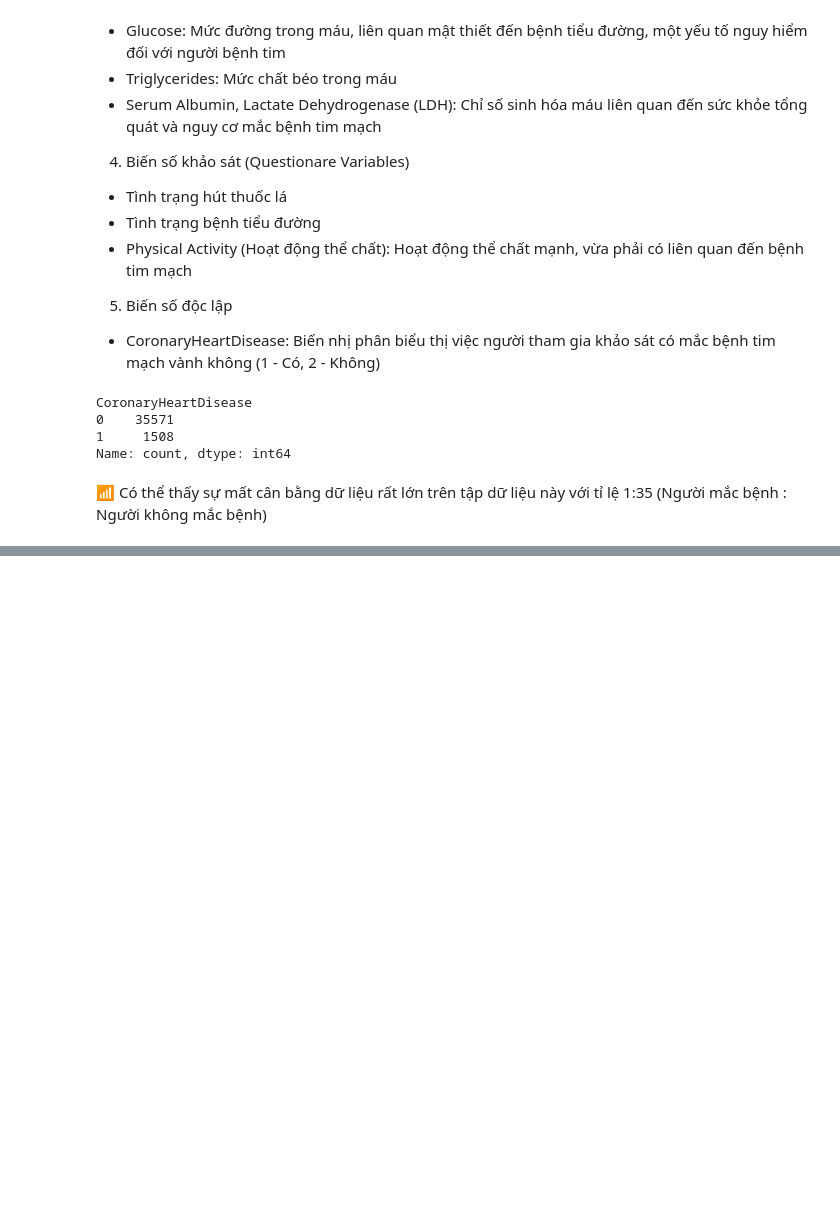
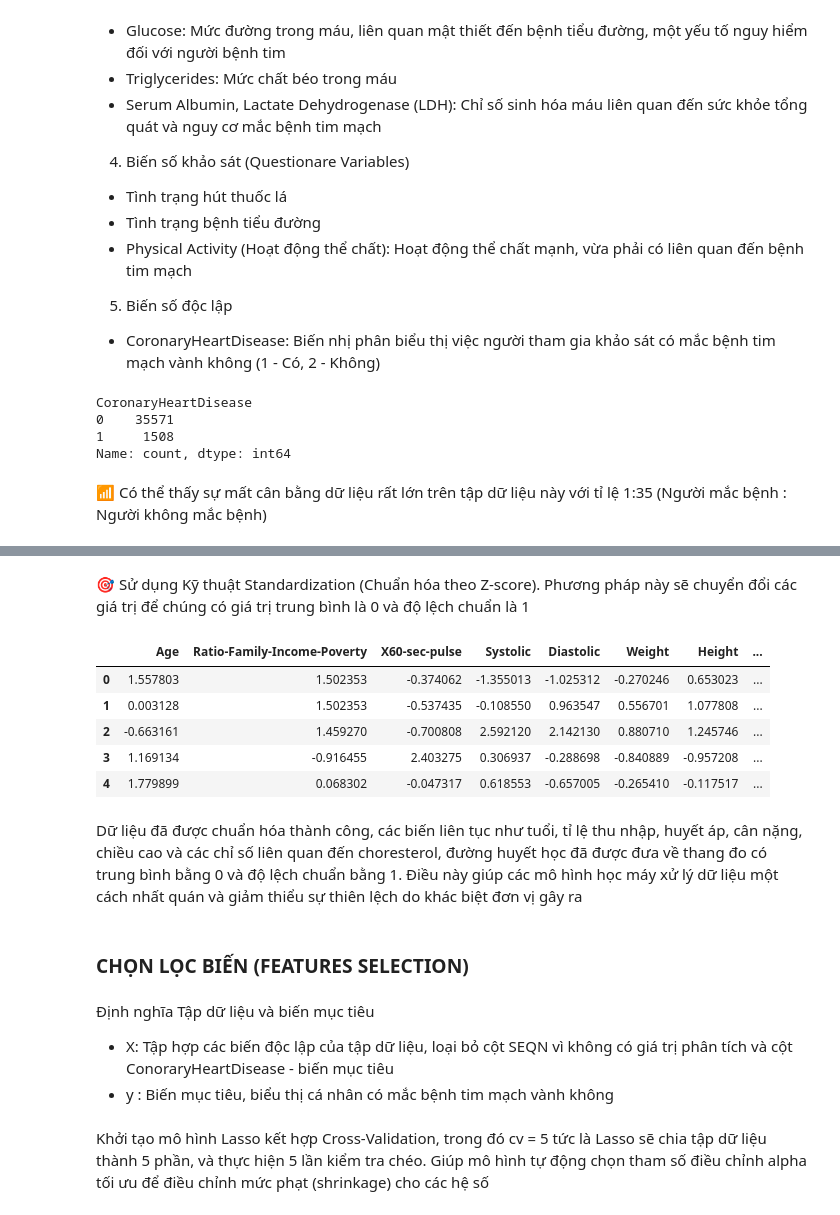
Before and after one commit to SlowJii/PTIT-CNN-Prediction-Cardiovascular, a Jupyter notebook: CNN-Cardiovascular-Prediction.ipynb, the cells around one changed output, grey strips where cells are left out. Cells and saved outputs as stored; diff of their text form; code cells hidden in the pictures; blank space fills up the shorter version.

```diff
--- a/CNN-Cardiovascular-Prediction.ipynb
+++ b/CNN-Cardiovascular-Prediction.ipynb
@@ -124,0 +146,33 @@ Name: count, dtype: int64
+# %% [markdown]
+🎯 Sử dụng Kỹ thuật Standardization (Chuẩn hóa theo Z-score). Phương pháp này sẽ chuyển đổi các giá trị để chúng có giá trị trung bình là 0 và độ lệch chuẩn là 1
+# %%
+from sklearn.preprocessing import StandardScaler
+
+#List columns to be scaled
+columns_to_standardize = [
+    'Age', 'Ratio-Family-Income-Poverty', 'X60-sec-pulse', 'Systolic', 'Diastolic',
+    'Weight', 'Height', 'Total-Cholesterol', 'HDL', 'Glycohemoglobin'
+]
+# Initialize the StandardScaler
+scaler = StandardScaler()
+
+# Apply standardization to the selected columns
+df[columns_to_standardize] = scaler.fit_transform(df[columns_to_standardize])
+
+# Display the first few rows after standardization
+df[columns_to_standardize].head()
+# %% [output]
+|  | Age | Ratio-Family-Income-Poverty | X60-sec-pulse | Systolic | Diastolic | Weight | Height | ... |
+| 0 | 1.557803 | 1.502353 | -0.374062 | -1.355013 | -1.025312 | -0.270246 | 0.653023 | ... |
+| 1 | 0.003128 | 1.502353 | -0.537435 | -0.108550 | 0.963547 | 0.556701 | 1.077808 | ... |
+| 2 | -0.663161 | 1.459270 | -0.700808 | 2.592120 | 2.142130 | 0.880710 | 1.245746 | ... |
+| 3 | 1.169134 | -0.916455 | 2.403275 | 0.306937 | -0.288698 | -0.840889 | -0.957208 | ... |
+| 4 | 1.779899 | 0.068302 | -0.047317 | 0.618553 | -0.657005 | -0.265410 | -0.117517 | ... |
+# %% [markdown]
+Dữ liệu đã được chuẩn hóa thành công, các biến liên tục như tuổi, tỉ lệ thu nhập, huyết áp, cân nặng, chiều cao và các chỉ số liên quan đến choresterol, đường huyết học đã được đưa về thang đo có trung bình bằng 0 và độ lệch chuẩn  bằng 1. Điều này giúp các mô hình học máy xử lý dữ liệu một cách nhất quán và giảm thiểu sự thiên lệch do khác biệt đơn vị gây ra
+# %% [markdown]
+### CHỌN LỌC BIẾN (FEATURES SELECTION)
+# %% [markdown]
+Định nghĩa Tập dữ liệu và biến mục tiêu
+- X: Tập hợp các biến độc lập của tập dữ liệu, loại bỏ cột SEQN vì không có giá trị phân tích và cột ConoraryHeartDisease - biến mục tiêu
+- y : Biến mục tiêu, biểu thị cá nhân có mắc bệnh tim mạch vành không
@@ -124,0 +182,2 @@ Name: count, dtype: int64
+# %% [markdown]
+Khởi tạo mô hình Lasso kết hợp Cross-Validation, trong đó cv = 5 tức là Lasso sẽ chia tập dữ liệu thành 5 phần, và thực hiện 5 lần kiểm tra chéo. Giúp mô hình tự động chọn tham số điều chỉnh alpha tối ưu để điều chỉnh mức phạt (shrinkage) cho các hệ số
```
Also changed, not shown: parts of 21 cells of this notebook.
